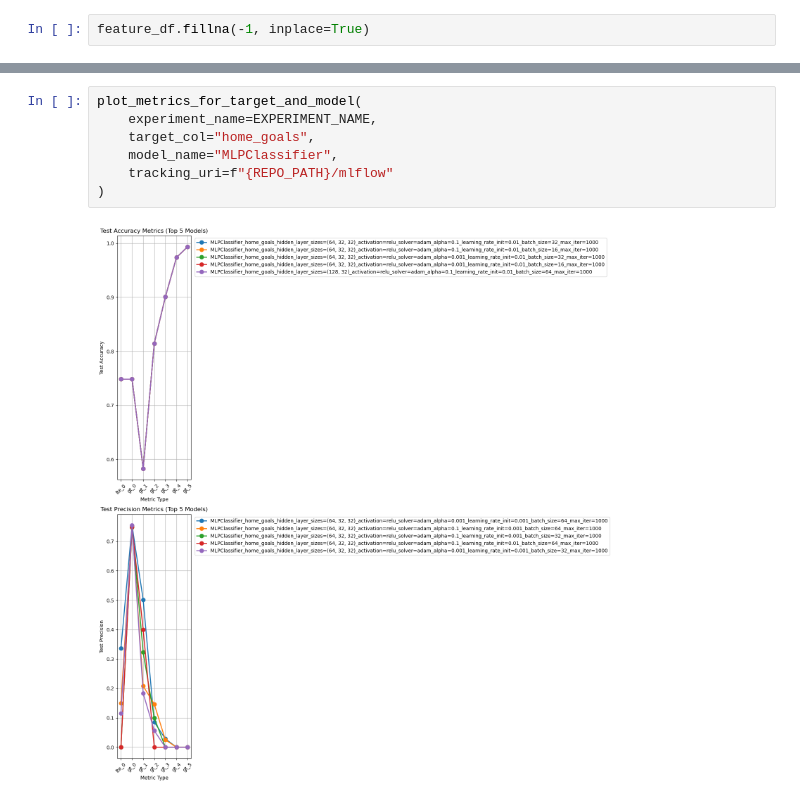
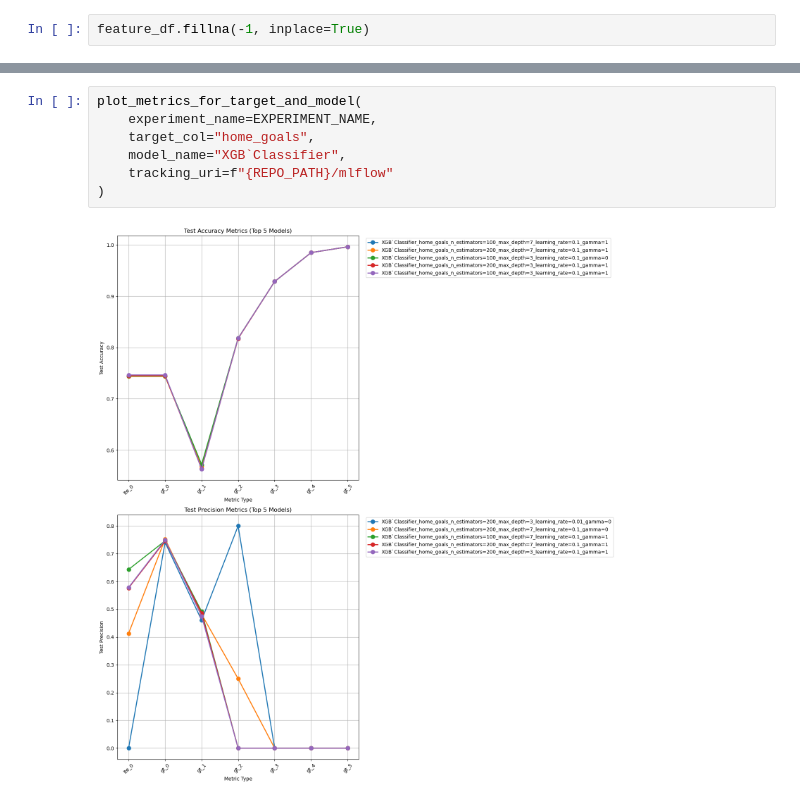
Before and after one commit to 1111111huang/betbot, a Jupyter notebook: notebooks/modeling/baseline.ipynb, the cells around one changed output, grey strips where cells are left out. Drawn from its saved outputs; the diff is of its cells as text.

```diff
--- a/notebooks/modeling/baseline.ipynb
+++ b/notebooks/modeling/baseline.ipynb
@@ -88,12 +88,12 @@ Logged cross-validation metrics for home_goals with params: {'hidden_layer_sizes
 # %%
 plot_metrics_for_target_and_model(
     experiment_name=EXPERIMENT_NAME,
     target_col="home_goals",
-    model_name="MLPClassifier",
+    model_name="XGB`Classifier",
     tracking_uri=f"{REPO_PATH}/mlflow"
 )
 # %% [output]
-[figure, old version]
+[figure, new version]
 # %%
 plot_run_metrics_by_split(experiment_name=EXPERIMENT_NAME,
                          run_name="MLPClassifier_home_goals_hidden_layer_sizes=(64, 32, 32)_activation=relu_solver=adam_alpha=0.001_learning_rate_init=0.001_batch_size=64_max_iter=1000",
```
Also changed, not shown: parts of 3 cells of this notebook, 8 other files.
